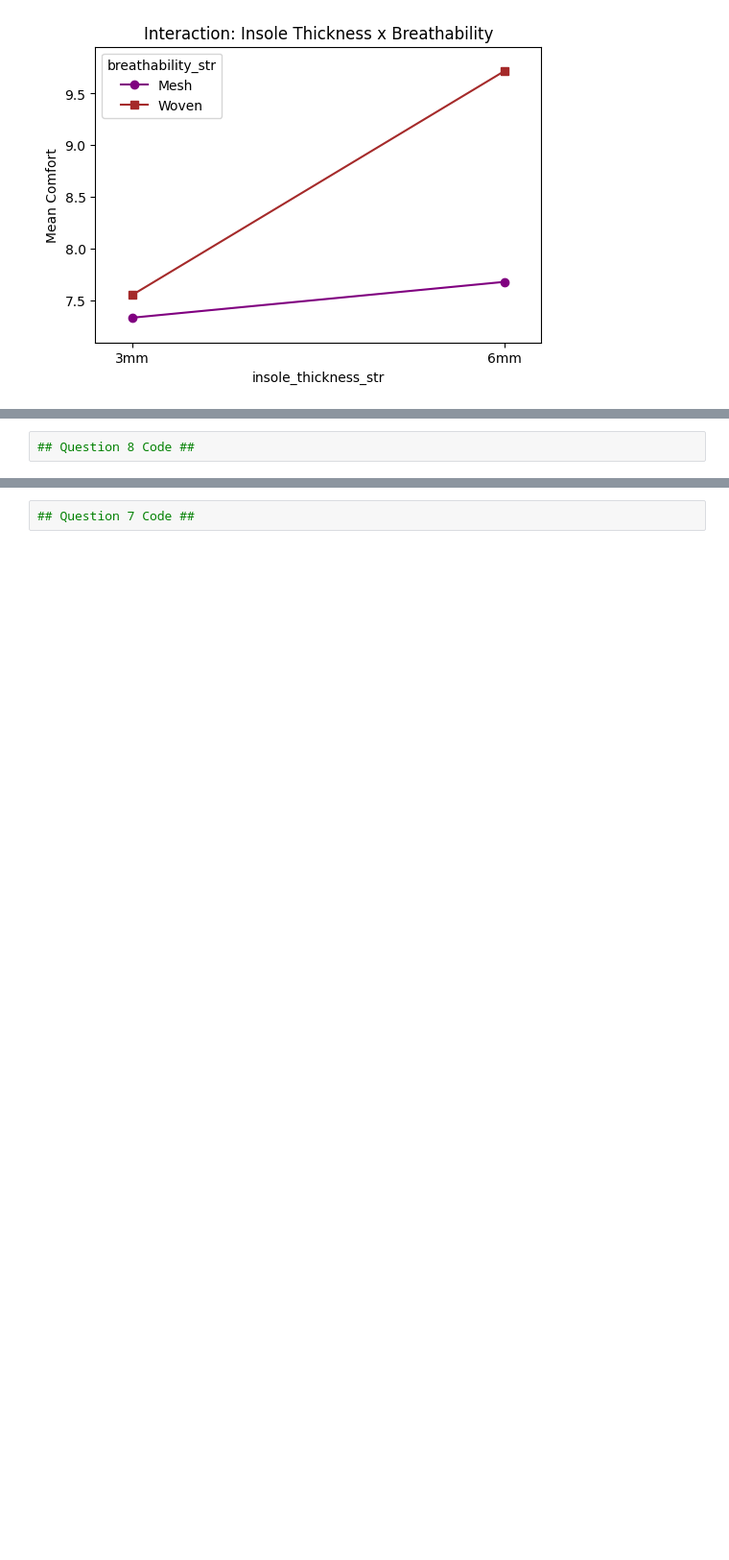
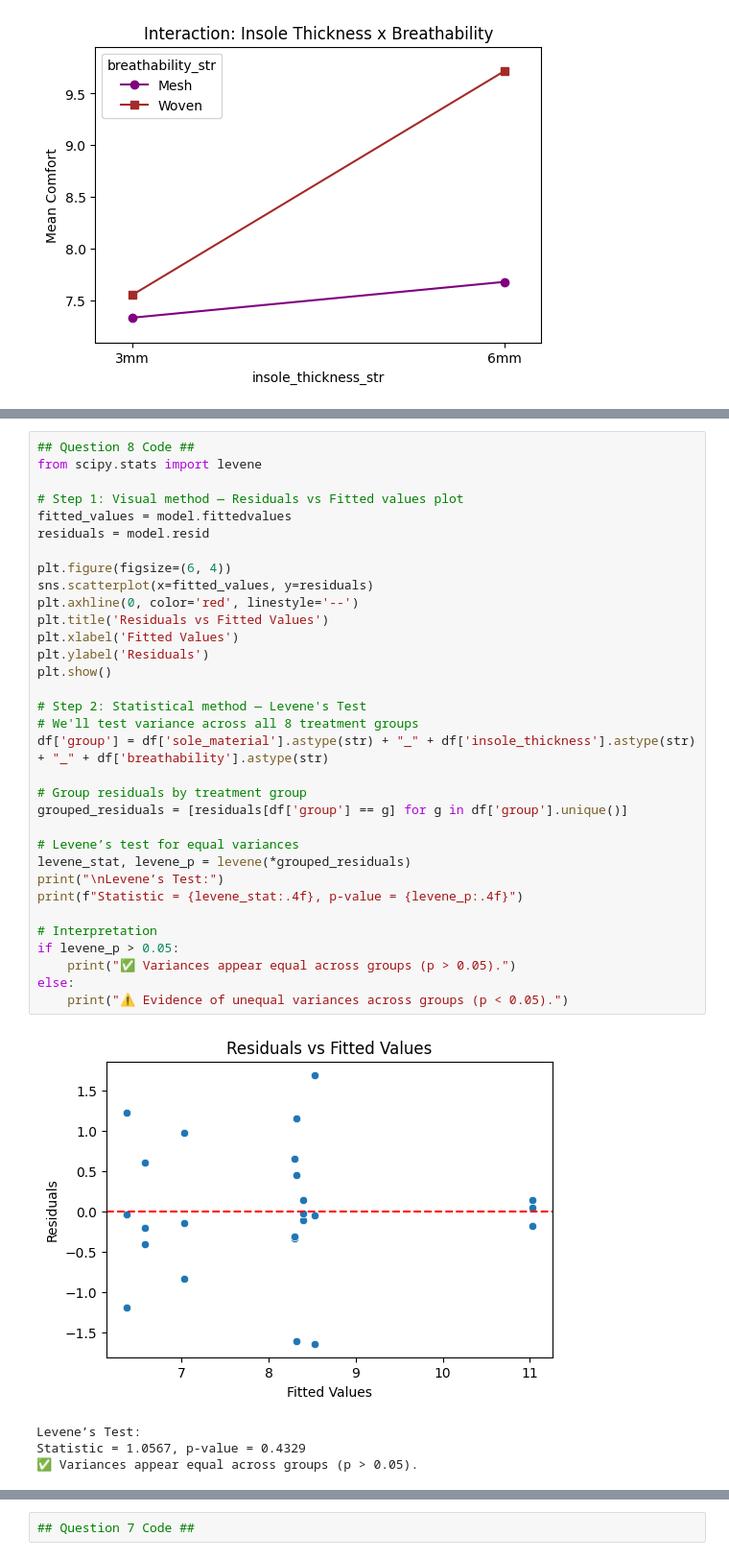
Before and after one commit to christinatalerico13/STAT-7220-Applied-Experimental-Design, a Jupyter notebook: Assignments/HW3/STAT-7220-HW3.ipynb, the cells around one changed output, grey strips where cells are left out. Shown at 96% size. Drawn from its saved outputs; the diff is of its cells as text; blank space fills up the shorter version.

```diff
--- a/Assignments/HW3/STAT-7220-HW3.ipynb
+++ b/Assignments/HW3/STAT-7220-HW3.ipynb
@@ -219,5 +301,41 @@ The `ci` parameter is deprecated. Use `errorbar='sd'` for the same effect.
 # %%
 ## Question 8 Code ##
+from scipy.stats import levene
+
+# Step 1: Visual method — Residuals vs Fitted values plot
+fitted_values = model.fittedvalues
+residuals = model.resid
+
+plt.figure(figsize=(6, 4))
+sns.scatterplot(x=fitted_values, y=residuals)
+plt.axhline(0, color='red', linestyle='--')
+plt.title('Residuals vs Fitted Values')
+plt.xlabel('Fitted Values')
+plt.ylabel('Residuals')
+plt.show()
+
+# Step 2: Statistical method — Levene's Test
+# We'll test variance across all 8 treatment groups
+df['group'] = df['sole_material'].astype(str) + "_" + df['insole_thickness'].astype(str) + "_" + df['breathability'].astype(str)
+
+# Group residuals by treatment group
+grouped_residuals = [residuals[df['group'] == g] for g in df['group'].unique()]
+
+# Levene’s test for equal variances
+levene_stat, levene_p = levene(*grouped_residuals)
+print("\nLevene’s Test:")
+print(f"Statistic = {levene_stat:.4f}, p-value = {levene_p:.4f}")
+
+# Interpretation
+if levene_p > 0.05:
+    print("✅ Variances appear equal across groups (p > 0.05).")
+else:
+    print("⚠️ Evidence of unequal variances across groups (p < 0.05).")
+# %% [output]
+[figure, added]
+Levene’s Test:
+Statistic = 1.0567, p-value = 0.4329
+✅ Variances appear equal across groups (p > 0.05).
 # %% [markdown]
 
 9.  Report the F-statistics and their associated p-values from the factorial ANOVA model. What conclusions can we draw about our main effects? Our two-way interactions? Our three-way interaction?
```
Also changed, not shown: parts of 8 cells of this notebook.
